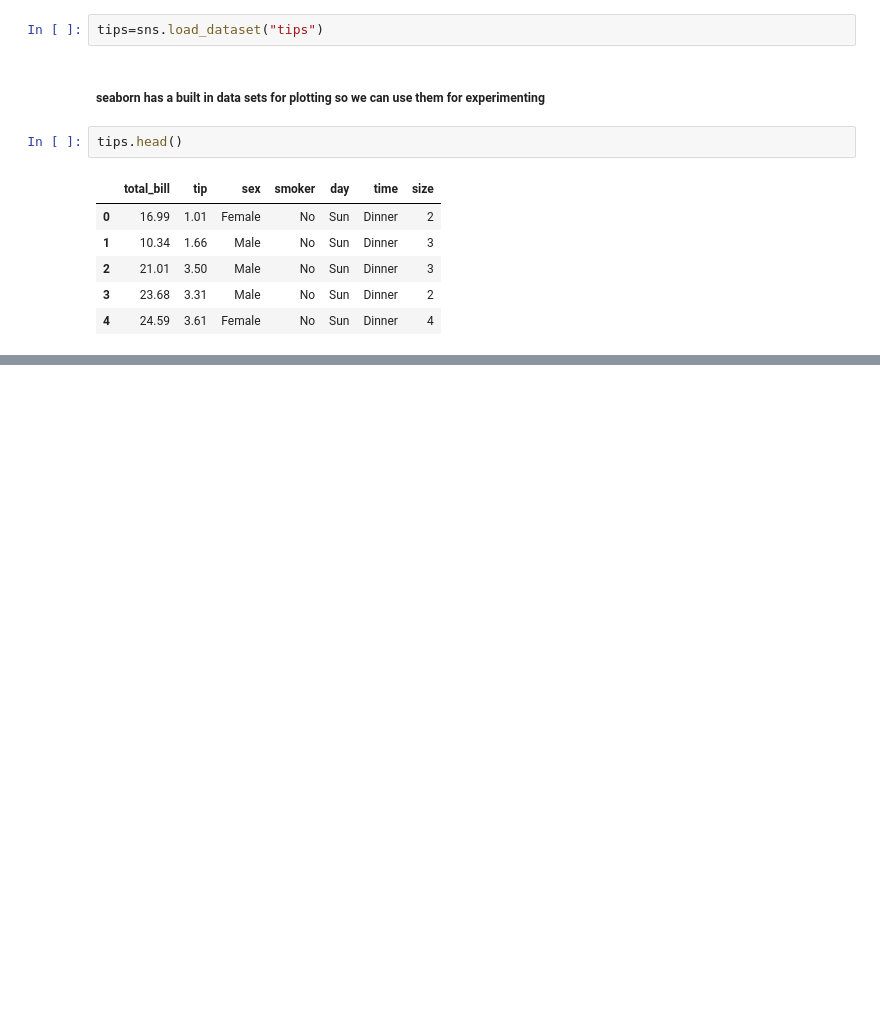
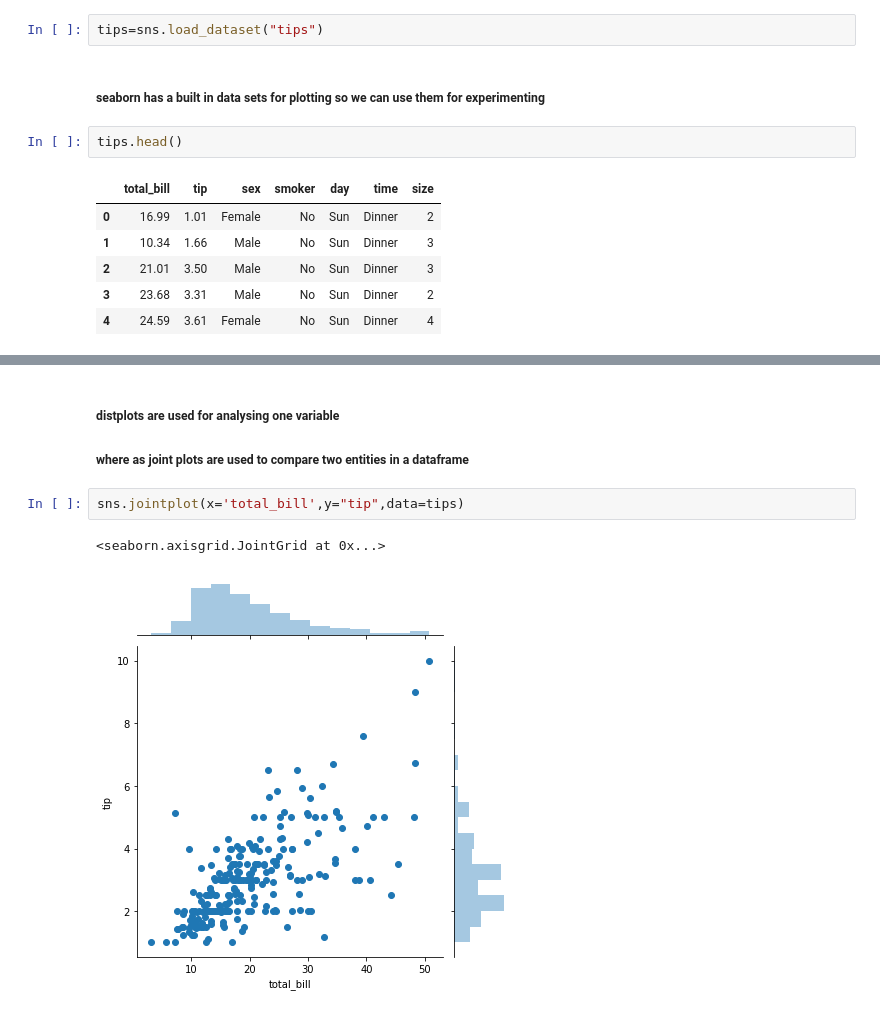
Before and after one commit to thecr7guy2/data-science, a Jupyter notebook: seaborn/Seaborn.ipynb, the cells around one changed output, grey strips where cells are left out. Saved outputs shown, nothing was run; the diff lists cells and outputs as text; blank space fills up the shorter version.

```diff
--- a/seaborn/Seaborn.ipynb
+++ b/seaborn/Seaborn.ipynb
@@ -17,0 +39,10 @@ tips.head()
+# %% [markdown]
+##### distplots are used for analysing one variable
+
+
+##### where as joint plots are used to compare two entities in a dataframe
+# %%
+sns.jointplot(x='total_bill',y="tip",data=tips)
+# %% [output]
+<seaborn.axisgrid.JointGrid at 0x...>
+[figure, added]
```
Also changed, not shown: parts of 73 cells of this notebook, 4 other files.
